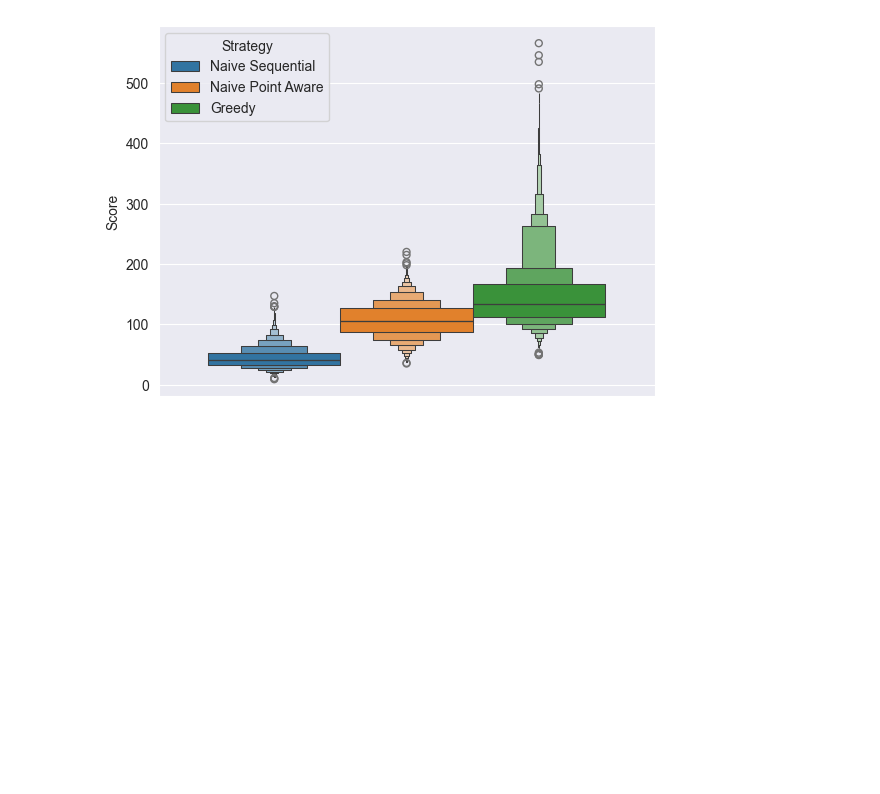
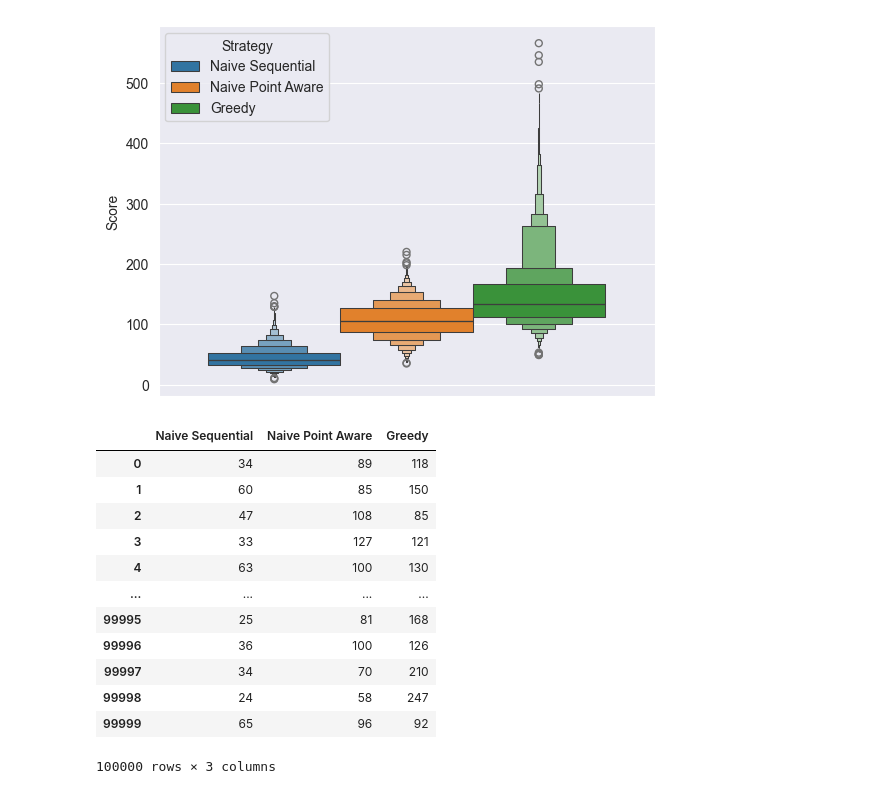
Before and after one commit to sejaldua/yahtzee-simulation, a Jupyter notebook: yahtzee.ipynb, the cells around one changed output. Cells and saved outputs as stored; diff of their text form; code cells hidden in the pictures; blank space fills up the shorter version.

```diff
--- a/yahtzee.ipynb
+++ b/yahtzee.ipynb
@@ -114,6 +114,7 @@ class Yahtzee:
       "Chance": None,
     }
     self.yahtzees = 0
+    self.upper_bonus = 0
 
   def is_full(self):
     return all(value is not None for value in self.scores.values())
@@ -183,6 +184,7 @@ class Yahtzee:
       total_score += (self.yahtzees - 1) * 100
     upper_section = sum([self.scores[cat] for cat in ["Ones", "Twos", "Threes", "Fours", "Fives", "Sixes"]])
     if upper_section >= 63:
+      self.upper_bonus += 1
       total_score += 35
     return total_score
 
@@ -449,3 +453,71 @@ sns.boxenplot(data=df, y='Score', hue='Strategy')
 # %% [output]
 <Axes: ylabel='Score'>
 [figure]
+# %%
+def parallel_games_diff_strats(cards, strats):
+    while not any([card.is_full() for card in cards]):
+        main_roll = roll_dice()
+        for card, strat in zip(cards, strats):
+            if strat == 'Naive Sequential':
+                roll = main_roll.copy()
+                available_category = choose_available_category_naive(card)
+                card.update_score(roll, available_category)
+            elif strat == 'Naive Point Aware':
+                roll = main_roll.copy()
+                scores = card.check_potential_scores(roll)
+                sorted_scores = sorted(scores.items(), key=lambda x: x[1], reverse=True)
+                flag = True
+                # iterate through possible point-scoring categories
+                for category, category_score in sorted_scores:
+                    if card.scores[category] is None:
+                        card.update_score(roll, category)
+                        flag = False
+                        break
+                # if no opportunity to score points, take a 0 in the first available category on the scorecard
+                if flag:
+                    available_category = choose_available_category_naive(card)
+                    card.update_score(roll, available_category)
+            elif strat == 'Greedy':
+                roll = main_roll.copy()
+                for i in range(2):
+                    roll = keep_highest_mode(roll)
+                    scores = card.check_potential_scores(roll)
+                    sorted_scores = sorted(scores.items(), key=lambda x: x[1], reverse=True)
+                flag = True
+                # iterate through possible point-scoring categories
+                for category, category_score in sorted_scores:
+                    if card.scores[category] is None:
+                        card.update_score(roll, category)
+                        flag = False
+                        break
+                # if no opportunity to score points, take a 0 in the first available category on the scorecard
+                if flag:
+                    available_category = choose_available_category_naive(card)
+                    card.update_score(roll, available_category)
+
+    return [card.get_total_score() for card in cards]
+
+N = 100000
+parallel_sims = []
+strats = ['Naive Sequential', 'Naive Point Aware', 'Greedy']
+for i in tqdm(range(N)):
+    cards = [Yahtzee(), Yahtzee(), Yahtzee()]
+    scores = parallel_games_diff_strats(cards, strats)
+    parallel_sims.append(scores)
+
+parallel_sim_df = pd.DataFrame(parallel_sims, columns = strats)
+parallel_sim_df
+# %% [output]
+|  | Naive Sequential | Naive Point Aware | Greedy |
+| 0 | 34 | 89 | 118 |
+| 1 | 60 | 85 | 150 |
+| 2 | 47 | 108 | 85 |
+| 3 | 33 | 127 | 121 |
+| 4 | 63 | 100 | 130 |
+| ... | ... | ... | ... |
+| 99995 | 25 | 81 | 168 |
+| 99996 | 36 | 100 | 126 |
+| 99997 | 34 | 70 | 210 |
+| 99998 | 24 | 58 | 247 |
+| 99999 | 65 | 96 | 92 |
+100000 rows × 3 columns
```
Also changed, not shown: parts of 5 cells of this notebook.
